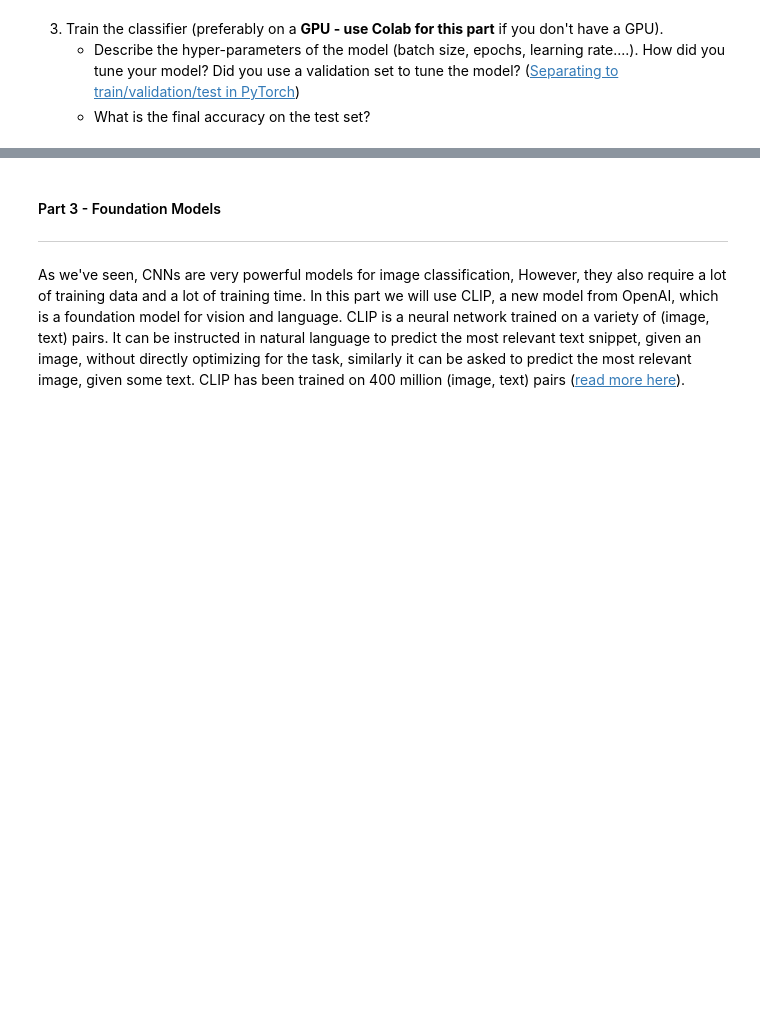
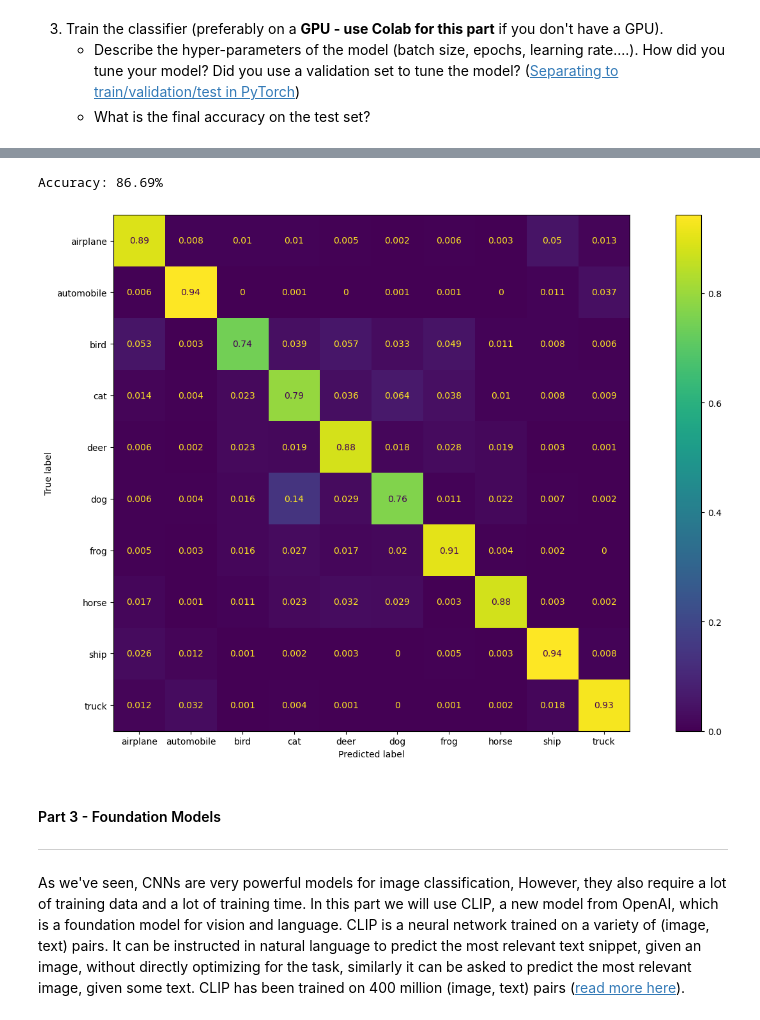
Before and after one commit to oronbar/046746---Algorithms-and-Applications-in-Computer-Vision, a Jupyter notebook: hw1_classification_foundation_models/code/ee046746_hw2_classification_foundation_models.ipynb, the cells around one changed output, grey strips where cells are left out. Saved outputs shown, nothing was run; the diff lists cells and outputs as text; code cells hidden in the pictures; blank space fills up the shorter version.

```diff
--- a/hw1_classification_foundation_models/code/ee046746_hw2_classification_foundation_models.ipynb
+++ b/hw1_classification_foundation_models/code/ee046746_hw2_classification_foundation_models.ipynb
@@ -570,3 +631,49 @@ plt.legend()
+# %%
+import time
+import matplotlib.pyplot as plt
+import numpy as np
+from sklearn.metrics import confusion_matrix, ConfusionMatrixDisplay
+
+device = torch.device('cuda:0' if torch.cuda.is_available() else 'cpu')
+# Load the best model
+model.load_state_dict(torch.load('../data/my_data/best_model.pth'))
+
+# Tutorial function for accuracy calculation
+def calculate_accuracy(model, dataloader, device):
+    model.eval()
+    total_correct = 0
+    total_images = 0
+    cmat = np.zeros([10, 10], int)
+    with torch.no_grad():
+        for data in dataloader:
+            images, labels = data
+            images = images.to(device)
+            labels = labels.to(device)
+            outputs = model(images)
+            _, predicted = torch.max(outputs.data, 1)
+            total_images += labels.size(0)
+            total_correct += (predicted == labels).sum().item()
+            for i, l in enumerate(labels):
+                cmat[l.item(), predicted[i].item()] += 1
+
+    model_accuracy = total_correct / total_images * 100
+    print('Accuracy: {:.2f}%'.format(model_accuracy))
+    return model_accuracy, cmat
+
+# Create confusion matrix
+_, cmat = calculate_accuracy(model, test_loader, device)
+
+# Normalize confusion matrix
+cmat = cmat.astype('float') / 1000
+# %% [output]
+Accuracy: 86.69%
+# %%
+disp = ConfusionMatrixDisplay(confusion_matrix=cmat,
+                              display_labels=['airplane', 'automobile', 'bird', 'cat', 'deer', 'dog', 'frog', 'horse', 'ship', 'truck'])
+disp.plot()
+plt.gcf().set_size_inches(18.5, 10.5, forward=True)
+# %% [output]
+[figure, added]
 # %% [markdown]
 #### Part 3 - Foundation Models
 ---
```
Also changed, not shown: parts of 13 cells of this notebook, 3 other files.
